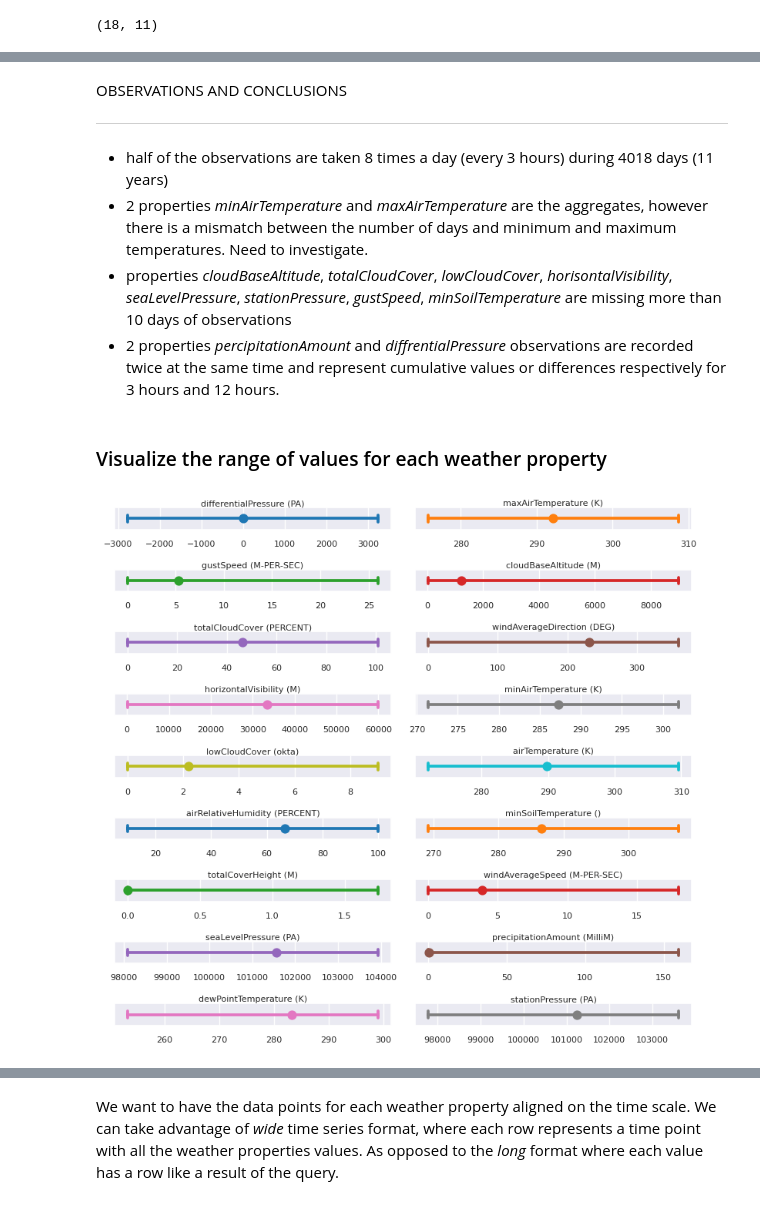
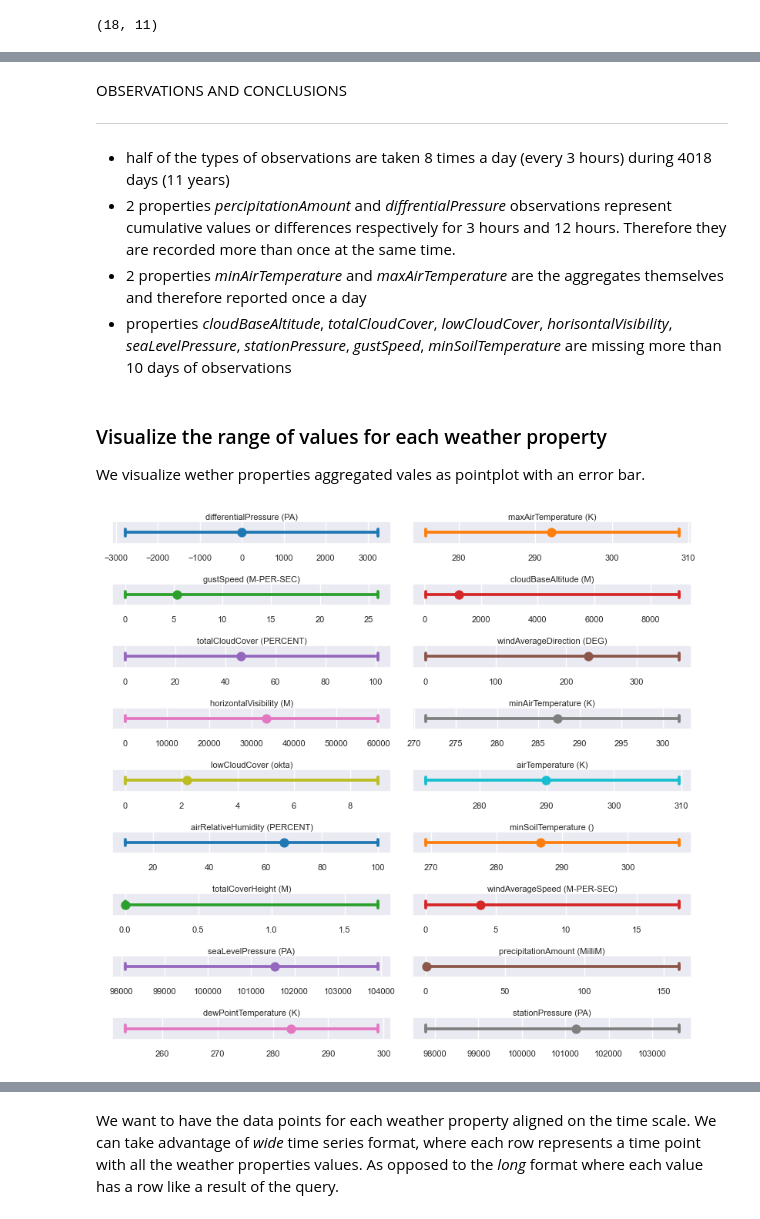
Before and after one commit to Wimmics/kgstat, a Jupyter notebook: KG_and_Regression_Python.ipynb, the cells around one changed output, grey strips where cells are left out. Saved outputs shown, nothing was run; the diff lists cells and outputs as text; code cells hidden in the pictures.

```diff
--- a/KG_and_Regression_Python.ipynb
+++ b/KG_and_Regression_Python.ipynb
@@ -54,7 +53,7 @@ else:
 
 NOTE: depending on the runtime environment an *https* endpoint URL may lead to an error. In this case, try to change it to *http*.
 # %%
-endpoint = 'http://weakg.i3s.unice.fr/sparql'
+endpoint = 'https://weakg.i3s.unice.fr/sparql'
 # %% [markdown]
 #### Define prefixes to abbreviate namespaces
 # %%
@@ -274,26 +264,29 @@ stations_df['metropole'] =  stations_df.apply(lambda row: row.long >= metropolit
 import folium
 from folium import plugins
 
-plt.figure(figsize=(8,5))
+fig = folium.Figure(width=800, height=500)
 
 center_lat = (metropolitan_boundaries.bottom + metropolitan_boundaries.top) / 2
 center_lon = (metropolitan_boundaries.left + metropolitan_boundaries.right) / 2
 
 # Create a map of France with specified boundaries
 france_map = folium.Map(location=[center_lat, center_lon],
-                        min_zoom=5, max_zoom=5,
+                        min_zoom=5, max_zoom=5, zoom_start=5,
                         zoom_control=False, scrollWheelZoom=False,
-                        width='60%', height='60%',
+                        #width='60%', height='60%',
                         min_lat = metropolitan_boundaries.bottom, max_lat=metropolitan_boundaries.top,
                         min_lon = metropolitan_boundaries.left, max_lon=metropolitan_boundaries.right,
                         max_bounds=True,
                         tile='CartoDB Positron',
-                        )
+                        ).add_to(fig)
 
 for index, row in stations_df[stations_df.metropole == True].iterrows():
     folium.Marker([row.lat, row.long],
                   popup=row.stationName,
                   icon=folium.Icon(icon='cloud', color='blue')).add_to(france_map)
 
-france_map
+
+
+print('Click on a marker to reveal a station name')
+fig
 # %% [output]
@@ -392,12 +386,14 @@ OBSERVATIONS AND CONCLUSIONS
 ---
 
 
-- half of the observations are taken 8 times a day (every 3 hours) during 4018 days (11 years)
-- 2 properties *minAirTemperature* and *maxAirTemperature* are the aggregates, however there is a mismatch between the number of days and minimum and maximum temperatures. Need to investigate.
+- half of the types of observations are taken 8 times a day (every 3 hours) during 4018 days (11 years)
+- 2 properties *percipitationAmount* and *diffrentialPressure* observations represent cumulative values or differences respectively for 3 hours and 12 hours. Therefore they are recorded more than once at the same time.
+- 2 properties *minAirTemperature* and *maxAirTemperature* are the aggregates themselves and therefore reported once a day
 -  properties *cloudBaseAltitude*, *totalCloudCover*, *lowCloudCover*, *horisontalVisibility*, *seaLevelPressure*, *stationPressure*, *gustSpeed*, *minSoilTemperature*  are missing  more than 10 days of observations
-- 2 properties *percipitationAmount* and *diffrentialPressure* observations are recorded twice at the same time and represent cumulative values or differences respectively for 3 hours and 12 hours.
 # %% [markdown]
 ### Visualize the range of values  for each weather property
+
+We visualize wether properties aggregated vales as pointplot with an error bar.
 # %%
 plt.figure(figsize=(8, 8))
 sns.set_theme()
@@ -407,40 +403,40 @@ def plot_range(avg, min, max, color=None, **kws):
                   errorbar=lambda x: (min,max),
                   capsize=.3,
                   color=color,
-                  native_scale=True,
+                  #native_scale=True,
                   **kws )
 
 def range_title(row):
   row = row.fillna('')
   prop_name = row.prop.split('/')[-1]
   unit = row.unit.split('/')[-1]
   return f'{prop_name} ({unit})'
 
 # Arrange colors
 cmap = plt.get_cmap("tab10")
 colors =[cmap(i % len(cmap.colors)) for i in range(weather_props.shape[0])]
 
 # Create titles
 titles = weather_props.apply(range_title, axis=1)
 
 # Claculate the number of rows needed to plot all properties
 plot_rows = weather_props.shape[0] // 2 + 1
 
 for i, row in weather_props.iterrows():
   plt.subplot(plot_rows,2, i+1 )
 
   plot_range(row.avg_value, row.min_value, row.max_value,
              color=colors[i] )
 
   plt.title(titles[i] , fontsize=8, pad=2 )
   plt.xticks(fontsize=8)
 
 
 plt.subplots_adjust(bottom=0.15)
 plt.tight_layout()
 plt.show()
 # %% [output]
-[figure, old version]
+[figure, new version]
 # %% [markdown]
 ## Hypothesis Testing with Linear Regression
 
```
Also changed, not shown: parts of 63 cells of this notebook.
